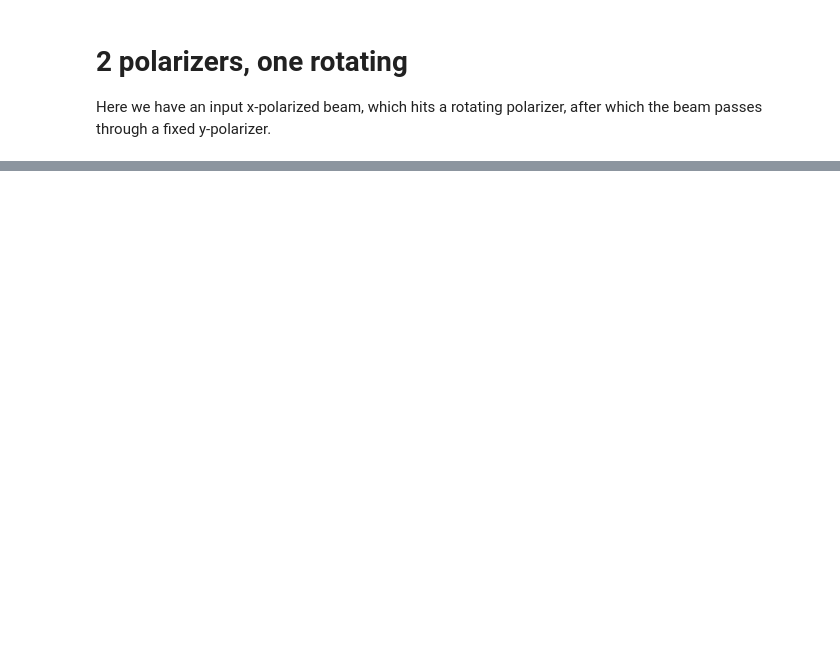
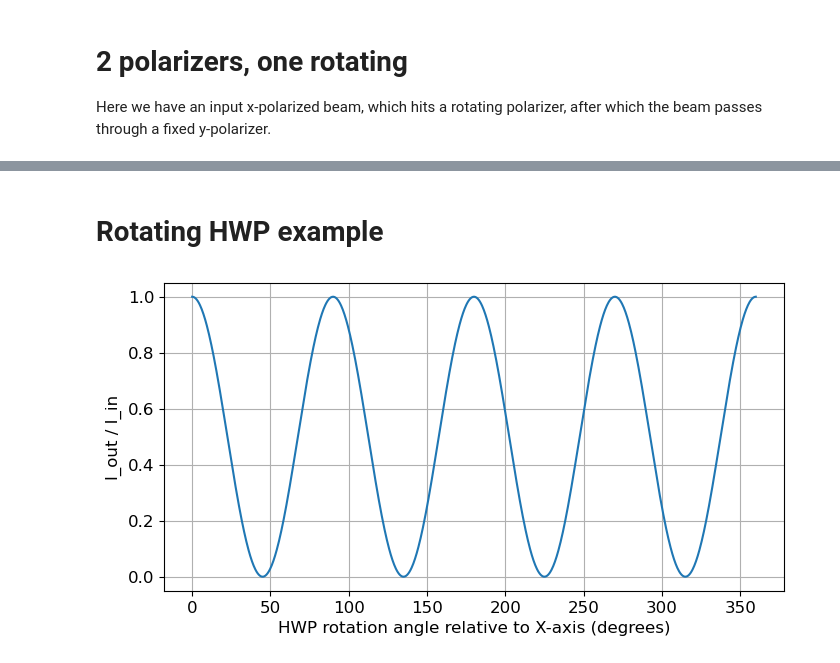
Before and after one commit to JohnRuhl/Tutorials, a Jupyter notebook: PolarizationMath.ipynb, the cells around one changed output, grey strips where cells are left out. Saved outputs shown, nothing was run; the diff lists cells and outputs as text; code cells hidden in the pictures; blank space fills up the shorter version.

```diff
--- a/PolarizationMath.ipynb
+++ b/PolarizationMath.ipynb
@@ -112,32 +176,45 @@ plt.grid()
+# %% [markdown]
+# Rotating HWP example
 # %%
 Ein = np.array([[1],[0]])   # input polarized in x direction
-P1 = np.array([[1,0],[0,0]])  # Jones matrix for a horizontal polarizer (x direction)
-P2 = np.array([[0,0],[0,1]])  # Jones matrix for a horizontal polarizer
-Mret = 0.5*np.array([[1,1],[1,1]]) # Jones matrix for a 45deg polarizer
+HWP = np.array([[np.exp(1j*np.pi),0],[0,1]])  # Jones matrix for a horizontal polarizer (x direction)
+P1 = np.array([[1,0],[0,0]])
 
 thetavec_deg = np.linspace(0,360,1000)
 thetavec = thetavec_deg*np.pi/180.
 Ivec = np.array([])
 
+# Loop over input polarization angles.
 for theta in thetavec:
 
-    # Build rotation matrix and its inverse.
+    # Build the rotation matrix
     sint = np.sin(theta)
     cost = np.cos(theta)
     R = np.array([[cost, -sint],[sint, cost]])
-    Rinv = np.array([[cost, sint],[-sint, cost]])
+    Rinv = np.linalg.inv(R)
 
-    # Run Ein through the rotated polarizer
-    Erot = np.matmul(R,Ein)   #   Rotate E into basis of polarizer,
-    E2 = np.matmul(P1,Erot)   #   go through polarizer,
-    E2o = np.matmul(Rinv,E2)  #   rotate E back into original basis.
+    # Rotate Ein
+    E1 = np.matmul(R,Ein)
 
-    # Run resulting E through the final polarizer
-    E3 = np.matmul(P2,E2o)
+    # Run E1 into the polarizer described by M1
+    E2 = np.matmul(HWP,E1)
 
-    # Calculate intensity
-    I = np.vdot(E3,E3)
+    # Rotate back to the original coordinate frame
+    E3 = np.matmul(Rinv,E2)
+
+    # Apply the final polarizer
+    E4 = np.matmul(P1, E3)
+
+    # Calculate the intensity
+    I = np.vdot(E4,E4)
+
+    # Save for plotting
     Ivec = np.append(Ivec,I)
 
+# Make a plot
 plt.plot(thetavec_deg,Ivec)
+plt.xlabel('HWP rotation angle relative to X-axis (degrees)')
+plt.ylabel('I_out / I_in')
 plt.grid()
+# %% [output]
+[figure, added]
```
Also changed, not shown: parts of 10 cells of this notebook.
